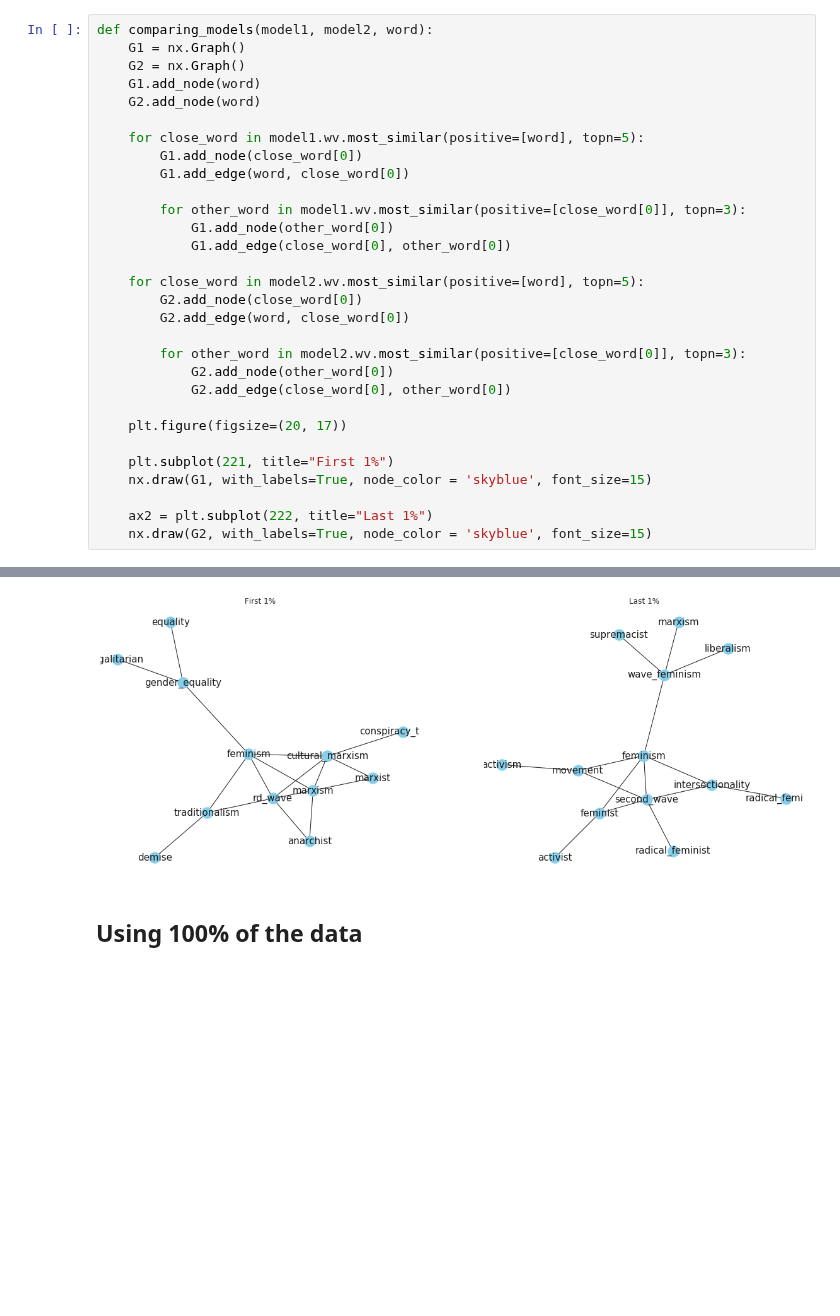
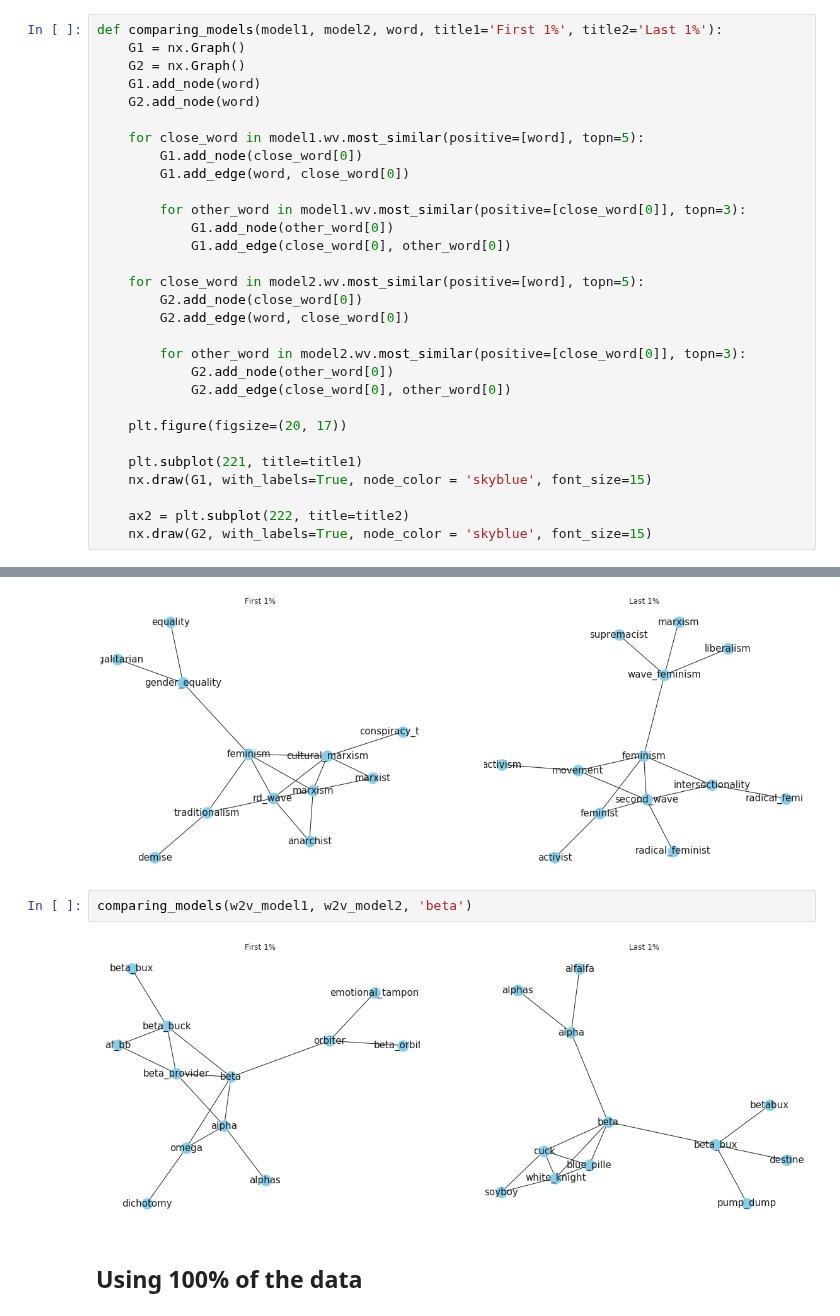
Before and after one commit to EmanuelHappy/Data-Science, a Jupyter notebook: _PushshiftReddit/word_embedding/word2vec.ipynb, the cells around one changed output, grey strips where cells are left out. Cells and saved outputs as stored; diff of their text form; blank space fills up the shorter version.

```diff
--- a/_PushshiftReddit/word_embedding/word2vec.ipynb
+++ b/_PushshiftReddit/word_embedding/word2vec.ipynb
@@ -768,7 +768,7 @@ w2v_model2.init_sims(replace=True)
 # %% [markdown]
 ### Comparing the first 1% with the last 1%
 # %%
-def comparing_models(model1, model2, word):
+def comparing_models(model1, model2, word, title1='First 1%', title2='Last 1%'):
     G1 = nx.Graph()
     G2 = nx.Graph()
     G1.add_node(word)
@@ -792,10 +792,10 @@ def comparing_models(model1, model2, word):
 
     plt.figure(figsize=(20, 17))
 
-    plt.subplot(221, title="First 1%")
+    plt.subplot(221, title=title1)
     nx.draw(G1, with_labels=True, node_color = 'skyblue', font_size=15)
 
-    ax2 = plt.subplot(222, title="Last 1%")
+    ax2 = plt.subplot(222, title=title2)
     nx.draw(G2, with_labels=True, node_color = 'skyblue', font_size=15)
 # %%
 comparing_models(w2v_model1, w2v_model2, 'incel')
@@ -805,6 +805,10 @@ comparing_models(w2v_model1, w2v_model2, 'incel')
 comparing_models(w2v_model1, w2v_model2, 'feminism')
 # %% [output]
 [figure]
+# %%
+comparing_models(w2v_model1, w2v_model2, 'beta')
+# %% [output]
+[figure, added]
 # %% [markdown]
 ## Using 100% of the data
 # %%
```
Also changed, not shown: parts of 5 cells of this notebook.
